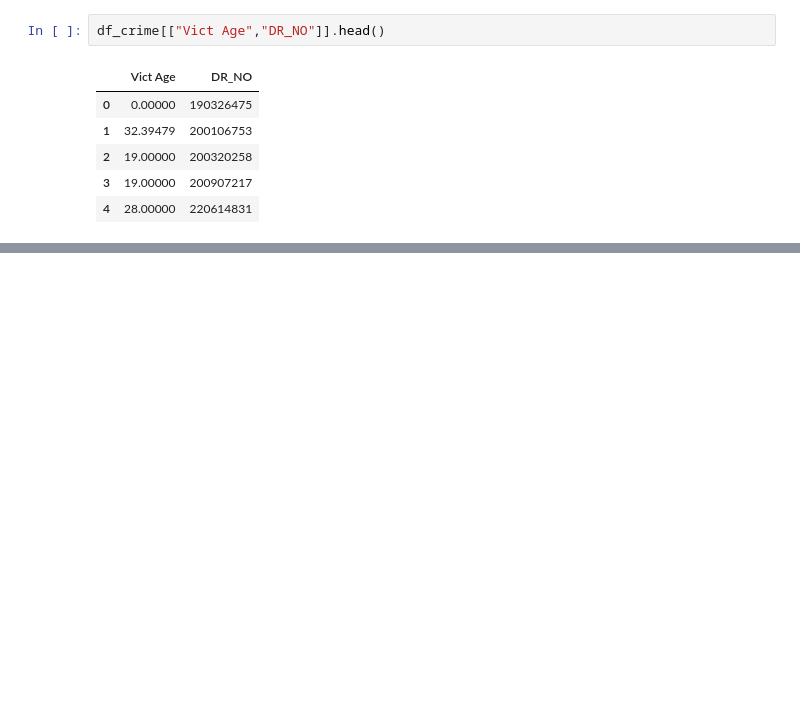
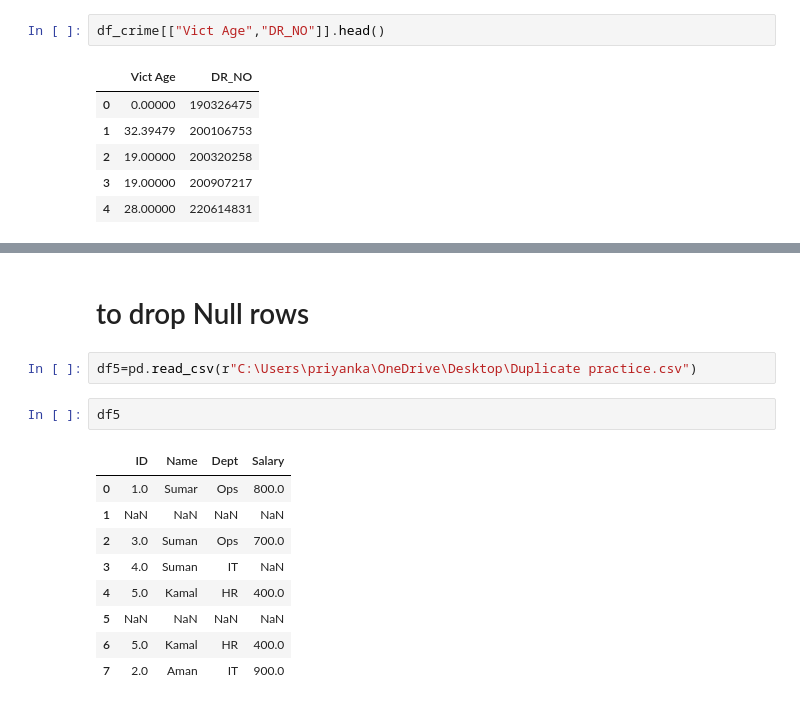
Before and after one commit to Priya3323/Python_Practice, a Jupyter notebook: T385_Python_practice.ipynb, the cells around one changed output, grey strips where cells are left out. Drawn from its saved outputs; the diff is of its cells as text; blank space fills up the shorter version.

```diff
--- a/T385_Python_practice.ipynb
+++ b/T385_Python_practice.ipynb
@@ -2662,0 +2794,16 @@ df_crime[["Vict Age","DR_NO"]].head()
+# %% [markdown]
+# to drop Null rows
+# %%
+df5=pd.read_csv(r"C:\Users\priyanka\OneDrive\Desktop\Duplicate practice.csv")
+# %%
+df5
+# %% [output]
+|  | ID | Name | Dept | Salary |
+| 0 | 1.0 | Sumar | Ops | 800.0 |
+| 1 | NaN | NaN | NaN | NaN |
+| 2 | 3.0 | Suman | Ops | 700.0 |
+| 3 | 4.0 | Suman | IT | NaN |
+| 4 | 5.0 | Kamal | HR | 400.0 |
+| 5 | NaN | NaN | NaN | NaN |
+| 6 | 5.0 | Kamal | HR | 400.0 |
+| 7 | 2.0 | Aman | IT | 900.0 |
```
Also changed, not shown: parts of 25 cells of this notebook, 1 other file.
